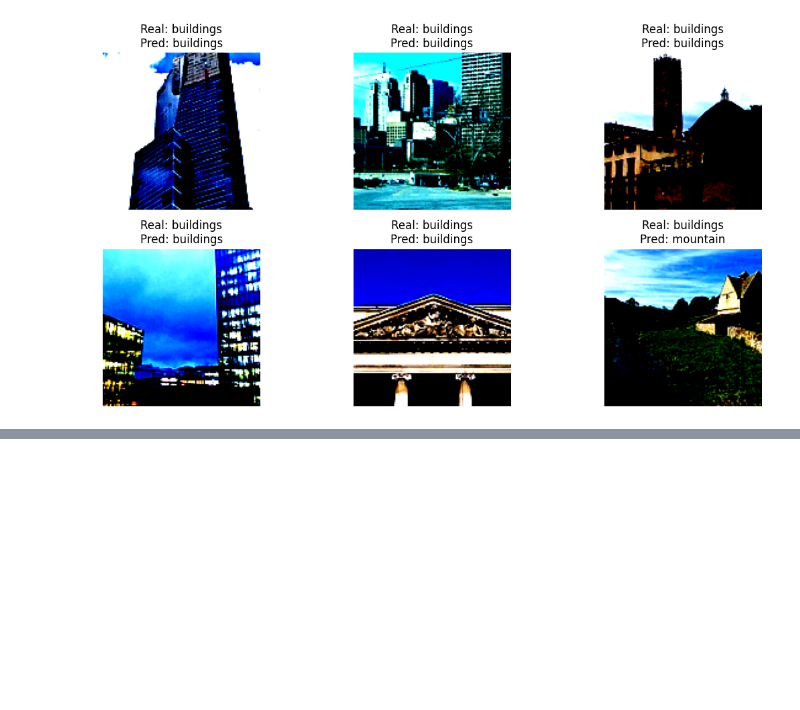
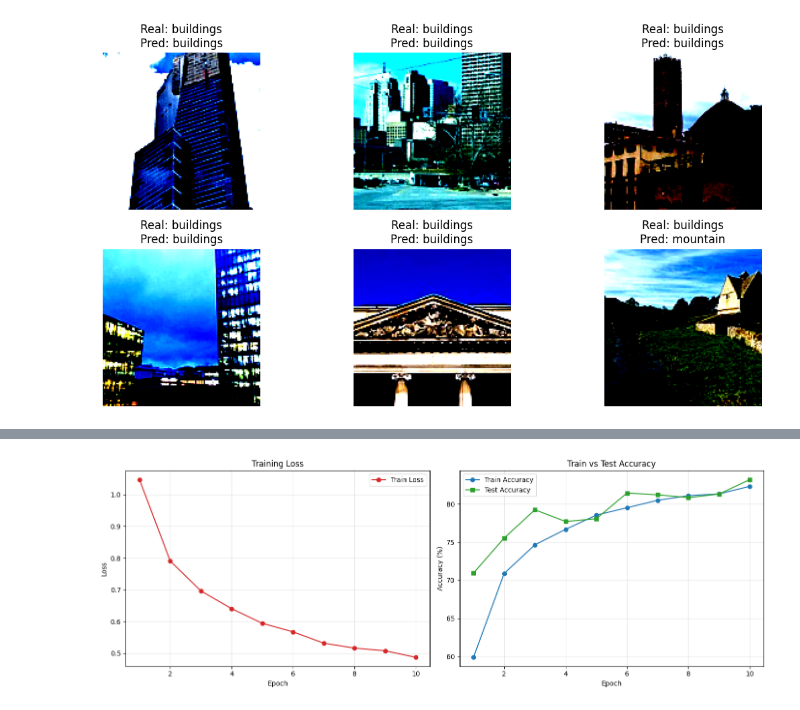
Before and after one commit to toxirerkinov70-commits/SimpleCNN-model, a Jupyter notebook: simpleCNN.ipynb, the cells around one changed output, grey strips where cells are left out. Drawn from its saved outputs; the diff is of its cells as text; code cells hidden in the pictures; blank space fills up the shorter version.

```diff
--- a/simpleCNN.ipynb
+++ b/simpleCNN.ipynb
@@ -169,0 +211,25 @@ Clipping input data to the valid range for imshow with RGB data ([0..1] for floa
+# %%
+epochs_range = range(1, num_epoch + 1)
+
+fig, axes = plt.subplots(1, 2, figsize=(14, 5))
+
+axes[0].plot(epochs_range, train_loss_history, marker="o", color="#d62728", label="Train Loss")
+axes[0].set_xlabel("Epoch")
+axes[0].set_ylabel("Loss")
+axes[0].set_title("Training Loss")
+axes[0].grid(alpha=0.3)
+axes[0].legend()
+
+axes[1].plot(epochs_range, train_acc_history, marker="o", color="#1f77b4", label="Train Accuracy")
+axes[1].plot(epochs_range, test_acc_history, marker="s", color="#2ca02c", label="Test Accuracy")
+axes[1].set_xlabel("Epoch")
+axes[1].set_ylabel("Accuracy (%)")
+axes[1].set_title("Train vs Test Accuracy")
+axes[1].grid(alpha=0.3)
+axes[1].legend()
+
+plt.tight_layout()
+plt.savefig("assets/training_curve.png", dpi=150, bbox_inches="tight")
+plt.show()
+# %% [output]
+[figure, added]
```
Also changed, not shown: parts of 3 cells of this notebook, 4 other files.
